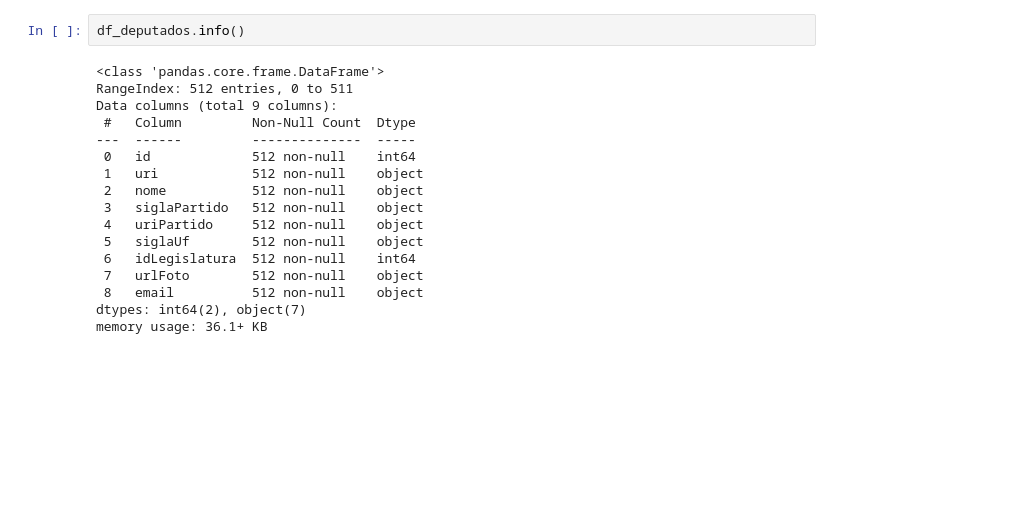
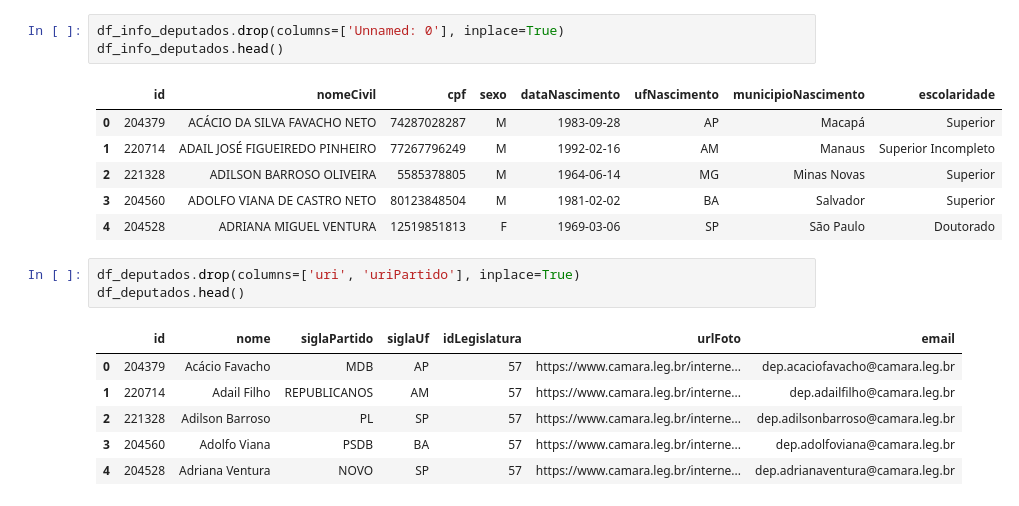
Before and after one commit to Alan-oliveira-analytics/analisa_politico, a Jupyter notebook: notebooks/tratamento_dados.ipynb, the cells around one changed output. Saved outputs shown, nothing was run; the diff lists cells and outputs as text; blank space fills up the shorter version.

```diff
--- a/notebooks/tratamento_dados.ipynb
+++ b/notebooks/tratamento_dados.ipynb
@@ -26,19 +16,20 @@ df_deputados
+# %%
+df_info_deputados.drop(columns=['Unnamed: 0'], inplace=True)
+df_info_deputados.head()
+# %% [output]
+|  | id | nomeCivil | cpf | sexo | dataNascimento | ufNascimento | municipioNascimento | escolaridade |
+| 0 | 204379 | ACÁCIO DA SILVA FAVACHO NETO | 74287028287 | M | 1983-09-28 | AP | Macapá | Superior |
+| 1 | 220714 | ADAIL JOSÉ FIGUEIREDO PINHEIRO | 77267796249 | M | 1992-02-16 | AM | Manaus | Superior Incompleto |
+| 2 | 221328 | ADILSON BARROSO OLIVEIRA | 5585378805 | M | 1964-06-14 | MG | Minas Novas | Superior |
+| 3 | 204560 | ADOLFO VIANA DE CASTRO NETO | 80123848504 | M | 1981-02-02 | BA | Salvador | Superior |
+| 4 | 204528 | ADRIANA MIGUEL VENTURA | 12519851813 | F | 1969-03-06 | SP | São Paulo | Doutorado |
 # %%
-df_deputados.info()
+df_deputados.drop(columns=['uri', 'uriPartido'], inplace=True)
+df_deputados.head()
 # %% [output]
-<class 'pandas.core.frame.DataFrame'>
-RangeIndex: 512 entries, 0 to 511
-Data columns (total 9 columns):
- #   Column         Non-Null Count  Dtype
----  ------         --------------  -----
- 0   id             512 non-null    int64
- 1   uri            512 non-null    object
- 2   nome           512 non-null    object
- 3   siglaPartido   512 non-null    object
- 4   uriPartido     512 non-null    object
- 5   siglaUf        512 non-null    object
- 6   idLegislatura  512 non-null    int64
- 7   urlFoto        512 non-null    object
- 8   email          512 non-null    object
-dtypes: int64(2), object(7)
-memory usage: 36.1+ KB
+|  | id | nome | siglaPartido | siglaUf | idLegislatura | urlFoto | email |
+| 0 | 204379 | Acácio Favacho | MDB | AP | 57 | https://www.camara.leg.br/interne... | dep.acaciofavacho@camara.leg.br |
+| 1 | 220714 | Adail Filho | REPUBLICANOS | AM | 57 | https://www.camara.leg.br/interne... | dep.adailfilho@camara.leg.br |
+| 2 | 221328 | Adilson Barroso | PL | SP | 57 | https://www.camara.leg.br/interne... | dep.adilsonbarroso@camara.leg.br |
+| 3 | 204560 | Adolfo Viana | PSDB | BA | 57 | https://www.camara.leg.br/interne... | dep.adolfoviana@camara.leg.br |
+| 4 | 204528 | Adriana Ventura | NOVO | SP | 57 | https://www.camara.leg.br/interne... | dep.adrianaventura@camara.leg.br |
```
Also changed, not shown: parts of 9 cells of this notebook, 4 other files.
